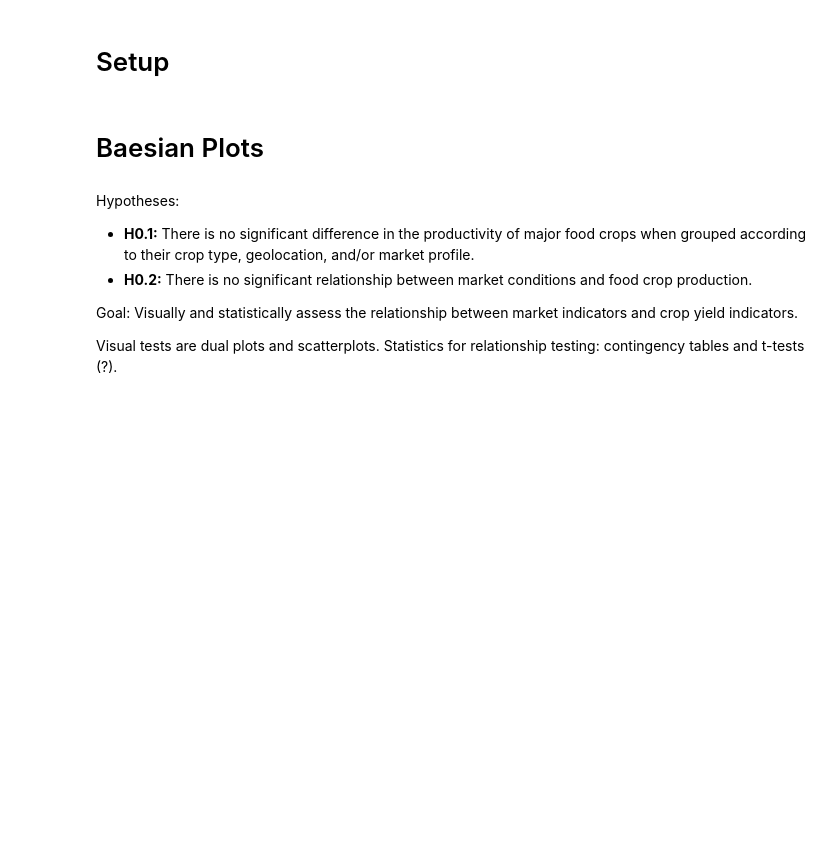
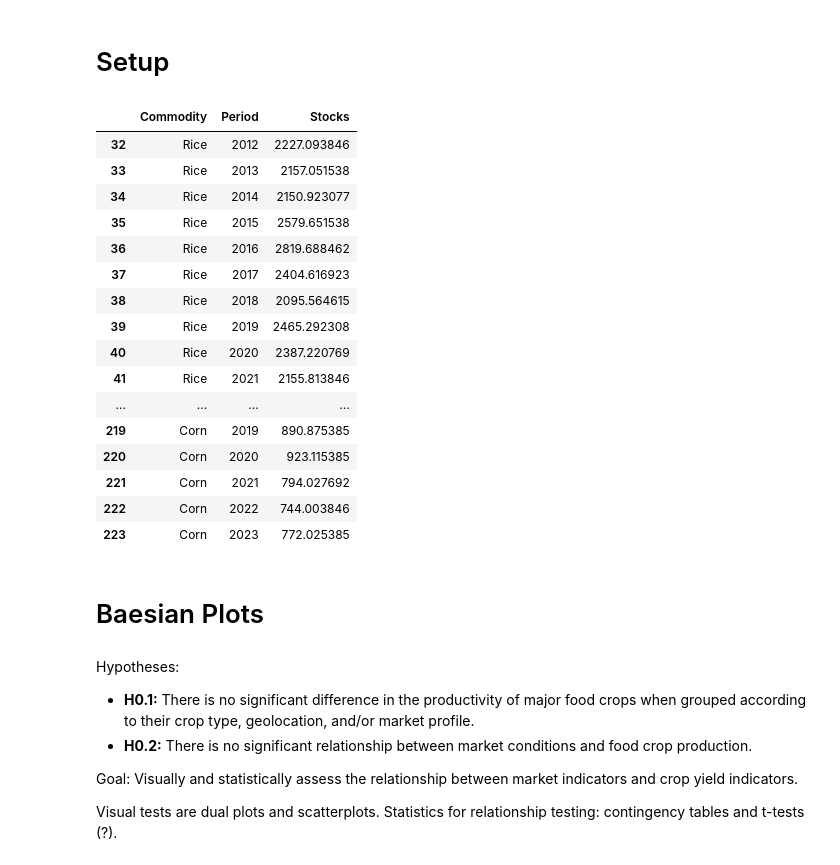
Before and after one commit to Bourbon-Rye/Baesian-Cropability, a Jupyter notebook: data_exploration.ipynb, the cells around one changed output. Cells and saved outputs as stored; diff of their text form; code cells hidden in the pictures; blank space fills up the shorter version.

```diff
--- a/data_exploration.ipynb
+++ b/data_exploration.ipynb
@@ -178,40 +193,58 @@ def filter_to_provinces(df: pd.DataFrame):
 # %%
 # @title OTG Cleanup
 # VALUE OF PRODUCTION (5/24/2024)
 datapath = Path("datasets/agricultural-indicators/value-of-production/")
 writepath = Path("datasets")
 
 files = list(datapath.glob("*.csv"))
 df = pd.DataFrame()
 for file in files:
     with open(file) as f:
         region = f.readlines()[0].split(':')[0].lstrip("\"")
         if region == u"\ufeffTest\n":
             region = "Cordillera Administrative Region (CAR)"
         tdf = pd.read_csv(file, skiprows=1, na_values=".")
         tdf["Geolocation"] = region
         df = pd.concat([df, tdf])
 df["Subsector"] = "Rice"
 df.drop(columns=["Type of Valuation"], inplace=True)
 df.rename({"Subsector": "Commodity"}, axis=1, inplace=True)
 
 # Imputation of VOP df
 imp = SimpleImputer(missing_values=pd.NA, strategy='mean')
 imp.fit(df.iloc[:, 1:-1])
 df[df.columns[1:-1]] = imp.transform(df.iloc[:, 1:-1])
+move_column(df, "Geolocation", 0)
 df_val_of_prod = df
 
 # ANNUAL RICE STOCKS (5/24/2024) NOTE: Perhaps try to match this with the prices as this has monthly, for national only
 df = read_csv_to_df("datasets/agricultural-indicators/stocks-palay-corn_yearly_1980-2024.csv")
-df.dropna(inplace=True)
-df = drop_rows_with_zeros(df, ref_col_idx=2, all_zeros=True)
-df = df[df["Sector"] == "Rice: Total Stock"]
-df["Sector"] = "Rice"
-df = pd.concat([df.iloc[:, :2], df.mean(axis=1, numeric_only=True)], axis=1)
+df = df[(df["Sector"] == "Rice: Total Stock") | (df["Sector"] == "Corn: Total Stock")]
+df["Sector"] = df["Sector"].replace({"Rice: Total Stock": "Rice", "Corn: Total Stock": "Corn"})
+df = pd.concat([df.iloc[:, :2].copy(), df.mean(axis=1, numeric_only=True)], axis=1)
 df.rename(columns={"Sector": "Commodity", "Year": "Period", 0: "Stocks"}, inplace=True)
-df["Period"] = df["Period"].astype(object)
 df = df[df["Period"].isin(range(2012, 2024))]
-df_stocks = df.set_index("Period", drop=True)
+df_stocks = df
+
+df
+# %% [output]
+|  | Commodity | Period | Stocks |
+| 32 | Rice | 2012 | 2227.093846 |
+| 33 | Rice | 2013 | 2157.051538 |
+| 34 | Rice | 2014 | 2150.923077 |
+| 35 | Rice | 2015 | 2579.651538 |
+| 36 | Rice | 2016 | 2819.688462 |
+| 37 | Rice | 2017 | 2404.616923 |
+| 38 | Rice | 2018 | 2095.564615 |
+| 39 | Rice | 2019 | 2465.292308 |
+| 40 | Rice | 2020 | 2387.220769 |
+| 41 | Rice | 2021 | 2155.813846 |
+| ... | ... | ... | ... |
+| 219 | Corn | 2019 | 890.875385 |
+| 220 | Corn | 2020 | 923.115385 |
+| 221 | Corn | 2021 | 794.027692 |
+| 222 | Corn | 2022 | 744.003846 |
+| 223 | Corn | 2023 | 772.025385 |
 # %% [markdown]
 # Baesian Plots
 # %% [markdown]
```
Also changed, not shown: parts of 6 cells of this notebook, 3 other files.
